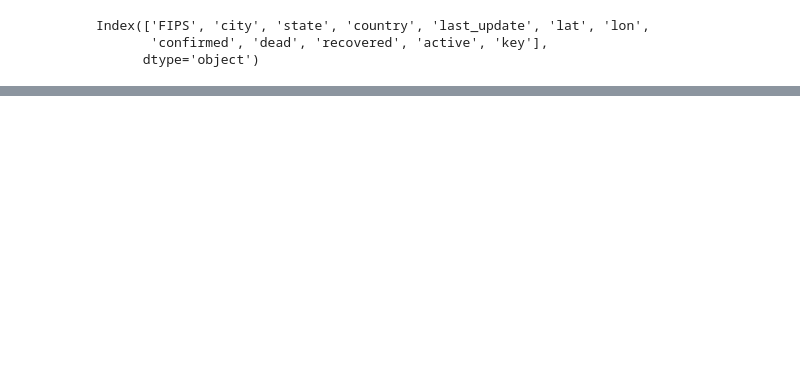
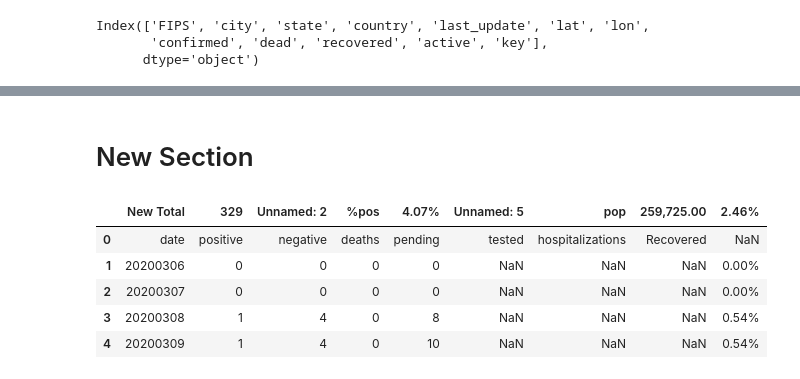
Before and after one commit to DMXMax/covid19, a Jupyter notebook: coviddata.ipynb, the cells around one changed output, grey strips where cells are left out. Cells and saved outputs as stored; diff of their text form; code cells hidden in the pictures; blank space fills up the shorter version.

```diff
--- a/coviddata.ipynb
+++ b/coviddata.ipynb
@@ -549,0 +550,15 @@ res.groupby('date').sum().rolling(window=7).mean().plot.bar(figsize=(20,6))
+# %% [markdown]
+# New Section
+# %%
+url = "https://docs.google.com/spreadsheets/d/e/2PACX-1vSRmO2pStf7Ft1yYjDULluZXzUAczGK_B34hDemDBadGEY0HTLwlcadF2cHNEwmmvLetUTf-D2ruYCT/pub?gid=0&single=true&output=csv"
+
+df = pd.read_csv(url)
+# %%
+df.head()
+# %% [output]
+|  | New Total | 329 | Unnamed: 2 | %pos | 4.07% | Unnamed: 5 | pop | 259,725.00 | 2.46% |
+| 0 | date | positive | negative | deaths | pending | tested | hospitalizations | Recovered | NaN |
+| 1 | 20200306 | 0 | 0 | 0 | 0 | NaN | NaN | NaN | 0.00% |
+| 2 | 20200307 | 0 | 0 | 0 | 0 | NaN | NaN | NaN | 0.00% |
+| 3 | 20200308 | 1 | 4 | 0 | 8 | NaN | NaN | NaN | 0.54% |
+| 4 | 20200309 | 1 | 4 | 0 | 10 | NaN | NaN | NaN | 0.54% |
```
Also changed, not shown: parts of 37 cells of this notebook.
